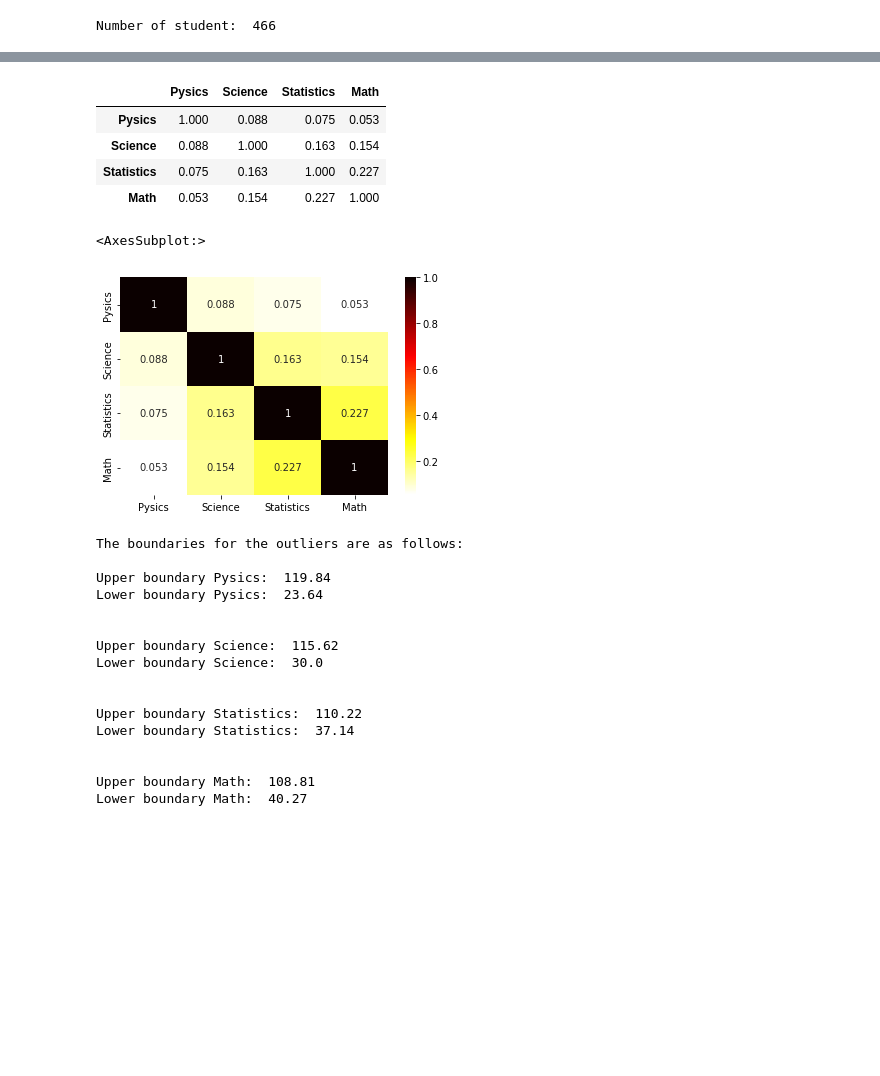
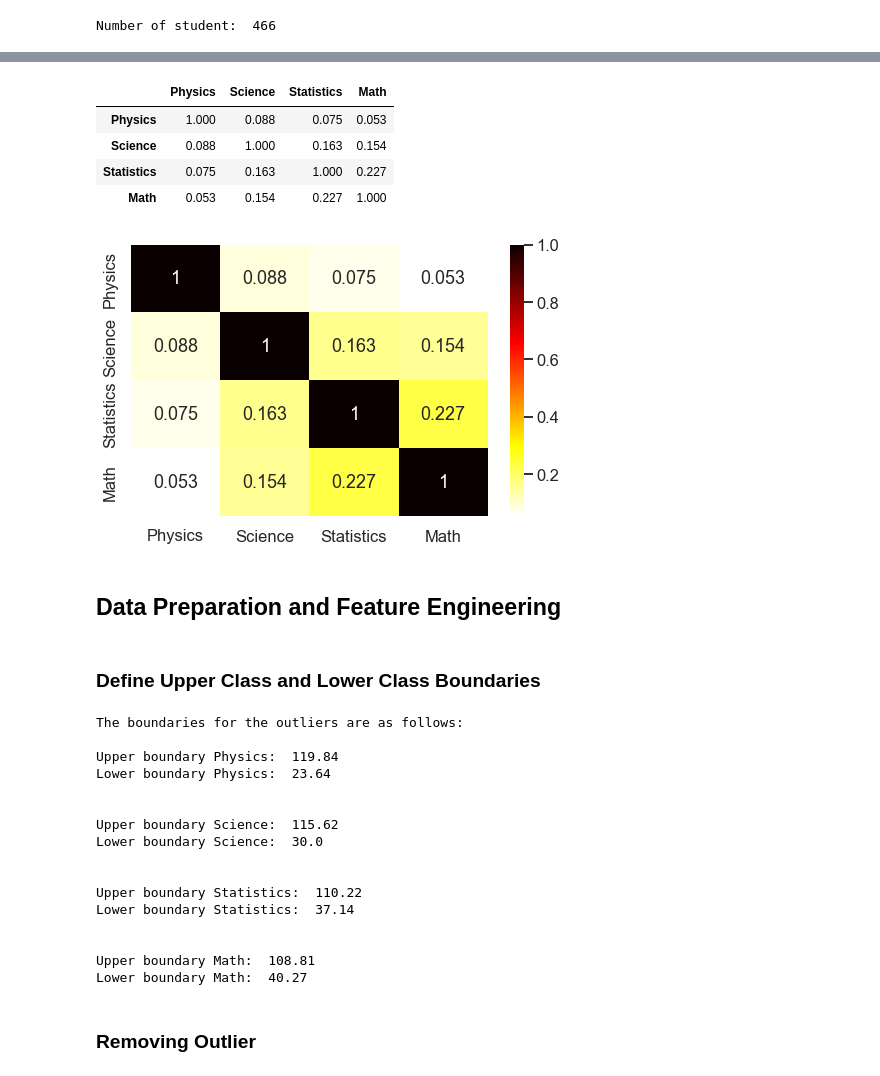
Before and after one commit to lukpras/Regression, a Jupyter notebook: Random_Forest_Regression.ipynb, the cells around one changed output, grey strips where cells are left out. Drawn from its saved outputs; the diff is of its cells as text; code cells hidden in the pictures; blank space fills up the shorter version.

```diff
--- a/Random_Forest_Regression.ipynb
+++ b/Random_Forest_Regression.ipynb
@@ -24,3 +29,4 @@ data.tail()
 # %%
+data = data.rename(columns={'Pysics': 'Physics'})
 data.isnull().sum()
 # %% [output]
@@ -89,20 +113,25 @@ plt.show()
 corr = round(data.corr(method='pearson'), 3)
 corr
 # %% [output]
-|  | Pysics | Science | Statistics | Math |
-| Pysics | 1.000 | 0.088 | 0.075 | 0.053 |
+|  | Physics | Science | Statistics | Math |
+| Physics | 1.000 | 0.088 | 0.075 | 0.053 |
 | Science | 0.088 | 1.000 | 0.163 | 0.154 |
 | Statistics | 0.075 | 0.163 | 1.000 | 0.227 |
 | Math | 0.053 | 0.154 | 0.227 | 1.000 |
 # %%
 # plot correlation among columns
-sns.heatmap(corr, cmap='hot_r', annot=True, fmt='g')
+fig = plt.figure(figsize=(8, 5))
+ax = sns.heatmap(corr, cmap='hot_r', annot=True, fmt='g')
+#fig.savefig('Correlation.png', transparent=True)
 # %% [output]
-<AxesSubplot:>
-[figure, old version]
+[figure, new version]
+# %% [markdown]
+## Data Preparation and Feature Engineering
+# %% [markdown]
+### Define Upper Class and Lower Class Boundaries
 # %%
-upper_limit_py = data['Pysics'].mean() + 3*data['Pysics'].std()
-lower_limit_py = data['Pysics'].mean() - 3*data['Pysics'].std()
+upper_limit_py = data['Physics'].mean() + 3*data['Physics'].std()
+lower_limit_py = data['Physics'].mean() - 3*data['Physics'].std()
 upper_limit_sc = data['Science'].mean() + 3*data['Science'].std()
 lower_limit_sc = data['Science'].mean() - 3*data['Science'].std()
 upper_limit_st = data['Statistics'].mean() + 3*data['Statistics'].std()
@@ -111,8 +140,8 @@ upper_limit_mt = data['Math'].mean() + 3*data['Math'].std()
 lower_limit_mt = data['Math'].mean() - 3*data['Math'].std()
 
 print("The boundaries for the outliers are as follows:\n")
-print("Upper boundary Pysics: ",np.round(upper_limit_py, 2))
-print("Lower boundary Pysics: ",np.round(lower_limit_py, 2))
+print("Upper boundary Physics: ",np.round(upper_limit_py, 2))
+print("Lower boundary Physics: ",np.round(lower_limit_py, 2))
 print('\n')
 print("Upper boundary Science: ",np.round(upper_limit_sc, 2))
 print("Lower boundary Science: ",np.round(lower_limit_sc, 2))
@@ -125,8 +154,8 @@ print("Lower boundary Math: ",np.round(lower_limit_mt, 2))
 # %% [output]
 The boundaries for the outliers are as follows:
 
-Upper boundary Pysics:  119.84
-Lower boundary Pysics:  23.64
+Upper boundary Physics:  119.84
+Lower boundary Physics:  23.64
 
 
 Upper boundary Science:  115.62
@@ -139,4 +168,6 @@ Lower boundary Statistics:  37.14
 
 Upper boundary Math:  108.81
 Lower boundary Math:  40.27
+# %% [markdown]
+### Removing Outlier
 # %%
```
Also changed, not shown: parts of 41 cells of this notebook, 11 other files.
